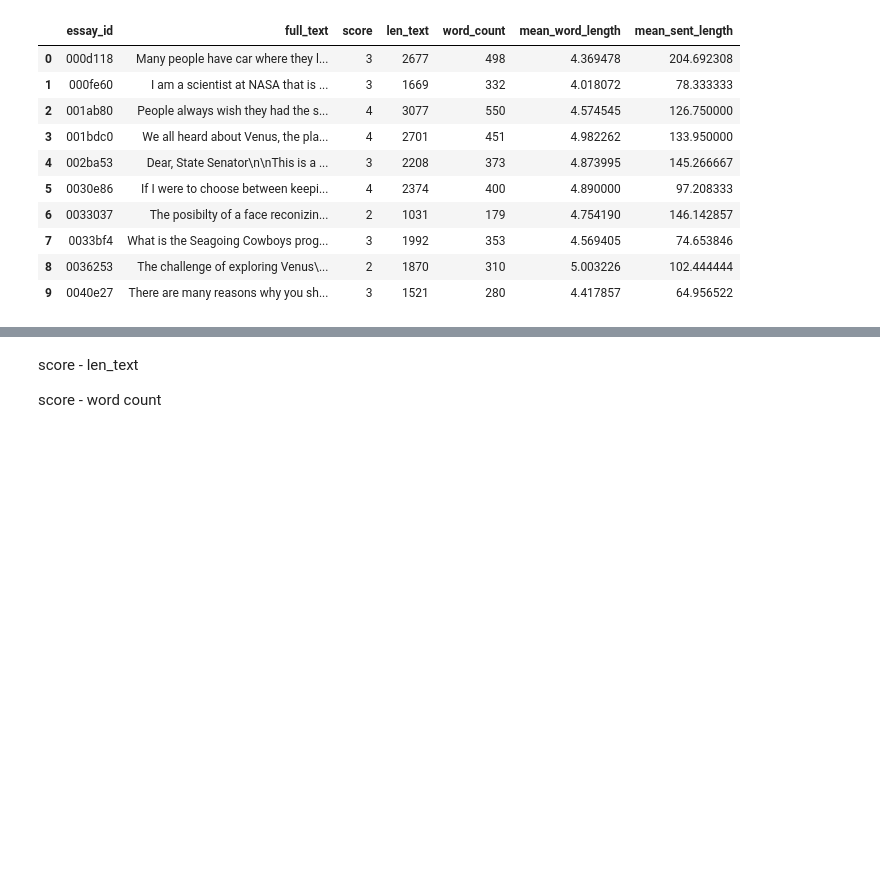
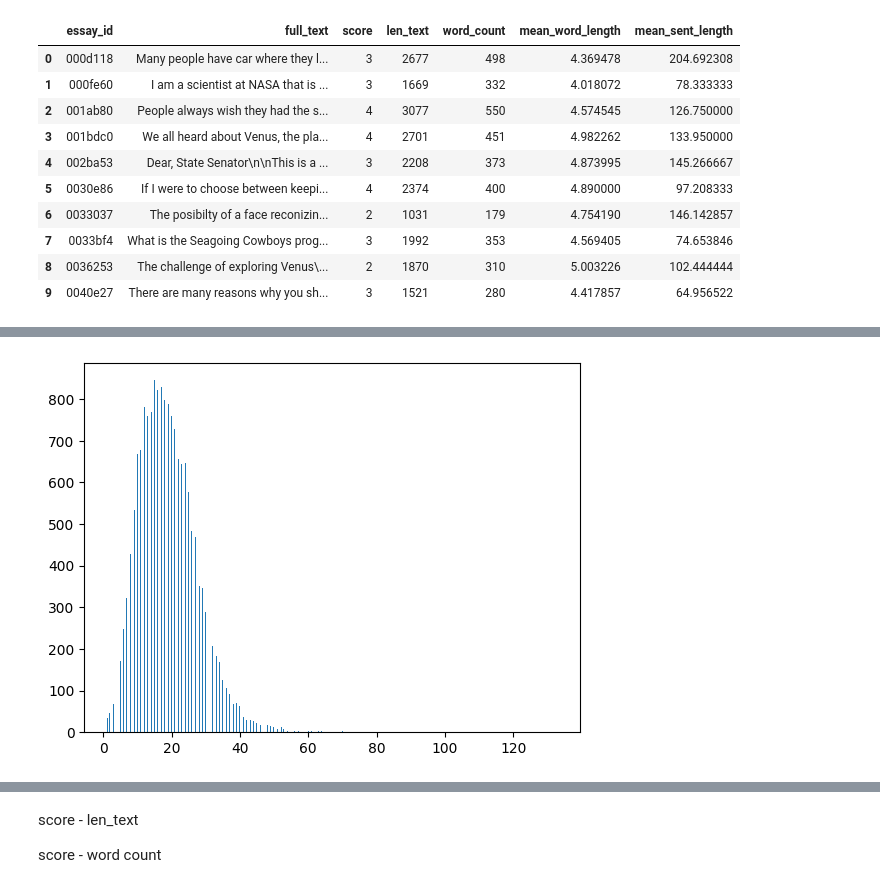
Before and after one commit to dagngyen/hcmus_23-24_automated-essay-scoring, a Jupyter notebook: eda.ipynb, the cells around one changed output, grey strips where cells are left out. Saved outputs shown, nothing was run; the diff lists cells and outputs as text; code cells hidden in the pictures; blank space fills up the shorter version.

```diff
--- a/eda.ipynb
+++ b/eda.ipynb
@@ -113 +140,6 @@ data.head(10)
+# %%
+plt.hist(data['sent_count'], bins=500,edgecolor='w', linewidth=0.01)
+plt.show()
+# %% [output]
+[figure, added]
 # %%
```
Also changed, not shown: parts of 37 cells of this notebook.
